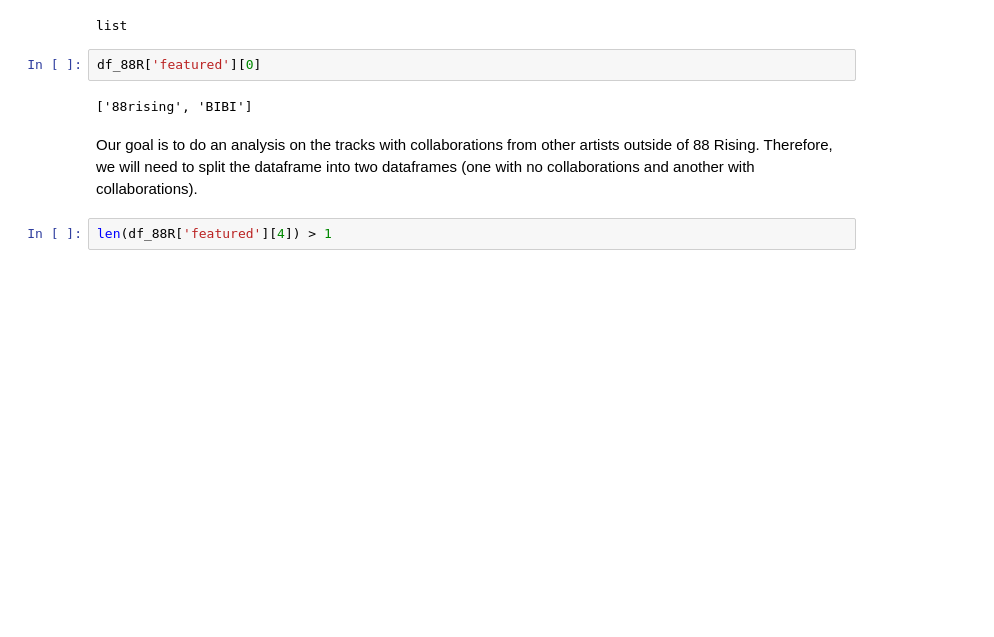
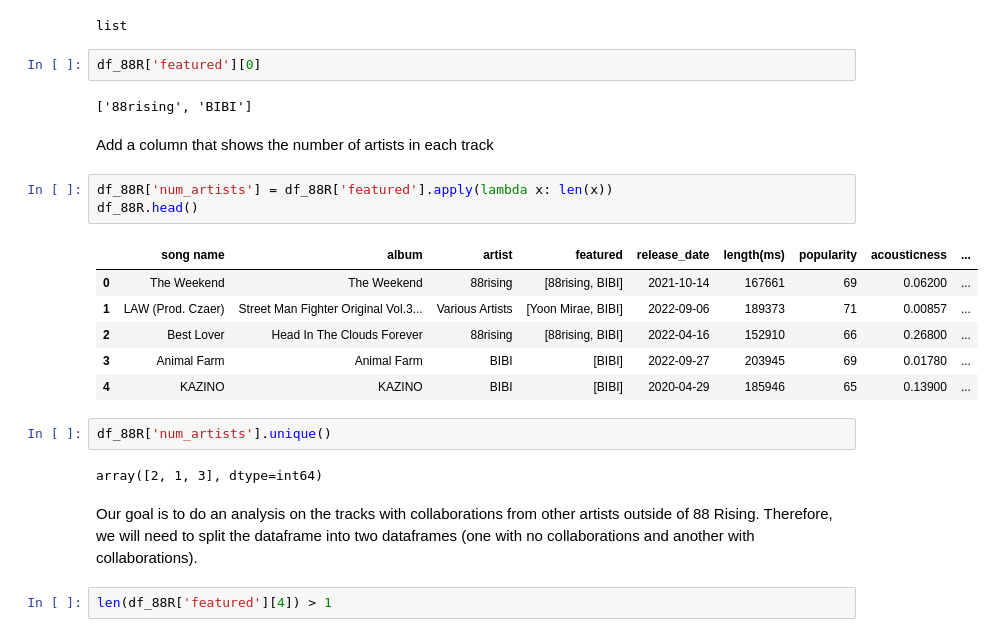
Before and after one commit to jeugenio103/Project-3, a Jupyter notebook: Collabs/collabs_filter_data.ipynb, the cells around one changed output. Drawn from its saved outputs; the diff is of its cells as text; blank space fills up the shorter version.

```diff
--- a/Collabs/collabs_filter_data.ipynb
+++ b/Collabs/collabs_filter_data.ipynb
@@ -36,6 +36,22 @@ list
 df_88R['featured'][0]
 # %% [output]
 ['88rising', 'BIBI']
+# %% [markdown]
+Add a column that shows the number of artists in each track
+# %%
+df_88R['num_artists'] = df_88R['featured'].apply(lambda x: len(x))
+df_88R.head()
+# %% [output]
+|  | song name | album | artist | featured | release_date | length(ms) | popularity | acousticness | ... |
+| 0 | The Weekend | The Weekend | 88rising | [88rising, BIBI] | 2021-10-14 | 167661 | 69 | 0.06200 | ... |
+| 1 | LAW (Prod. Czaer) | Street Man Fighter Original Vol.3... | Various Artists | [Yoon Mirae, BIBI] | 2022-09-06 | 189373 | 71 | 0.00857 | ... |
+| 2 | Best Lover | Head In The Clouds Forever | 88rising | [88rising, BIBI] | 2022-04-16 | 152910 | 66 | 0.26800 | ... |
+| 3 | Animal Farm | Animal Farm | BIBI | [BIBI] | 2022-09-27 | 203945 | 69 | 0.01780 | ... |
+| 4 | KAZINO | KAZINO | BIBI | [BIBI] | 2020-04-29 | 185946 | 65 | 0.13900 | ... |
+# %%
+df_88R['num_artists'].unique()
+# %% [output]
+array([2, 1, 3], dtype=int64)
 # %% [markdown]
 Our goal is to do an analysis on the tracks with collaborations from other artists outside of 88 Rising. Therefore, we will need to split the dataframe into two dataframes (one with no collaborations and another with collaborations).
 # %%
```
Also changed, not shown: 10 other files.
